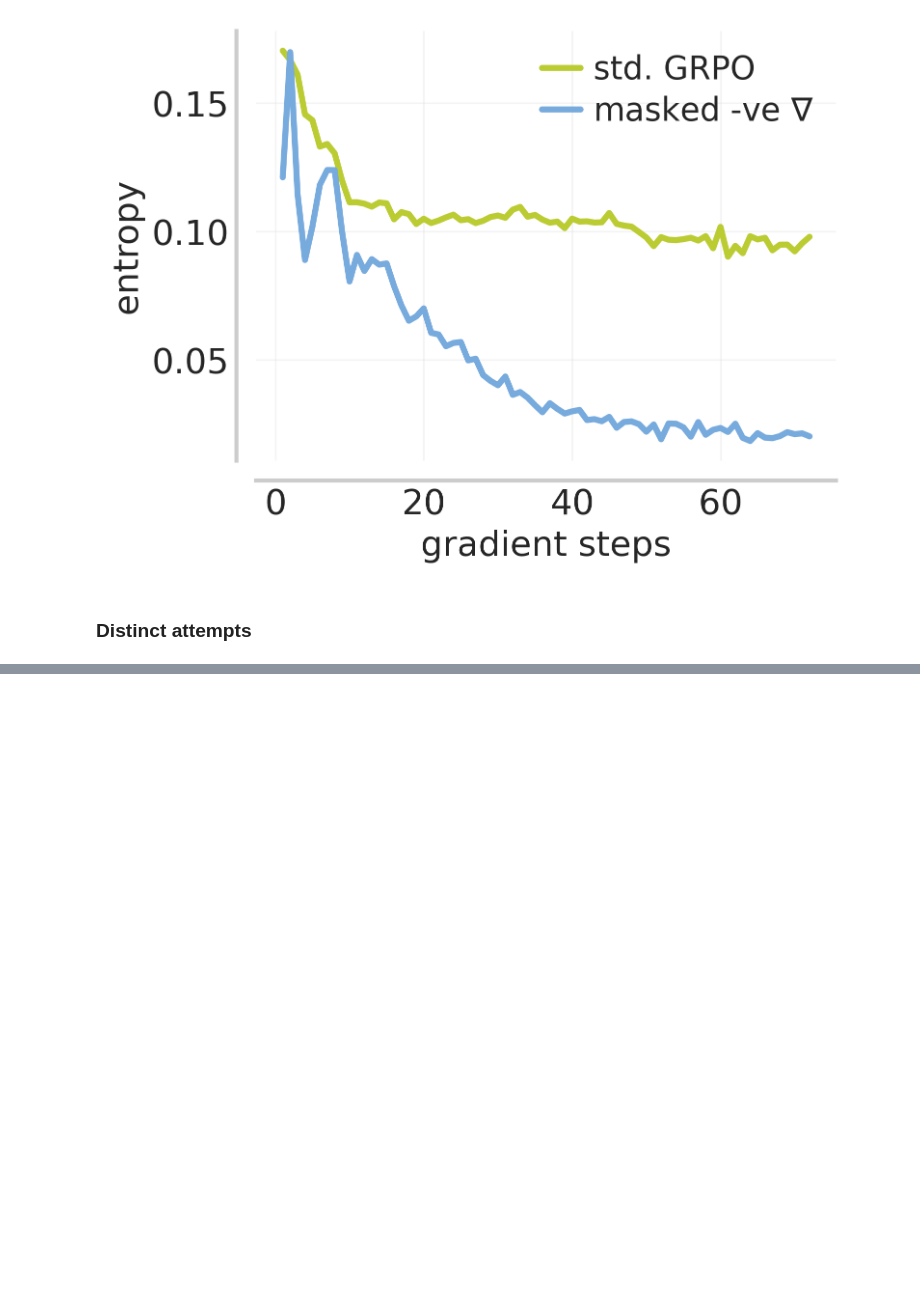
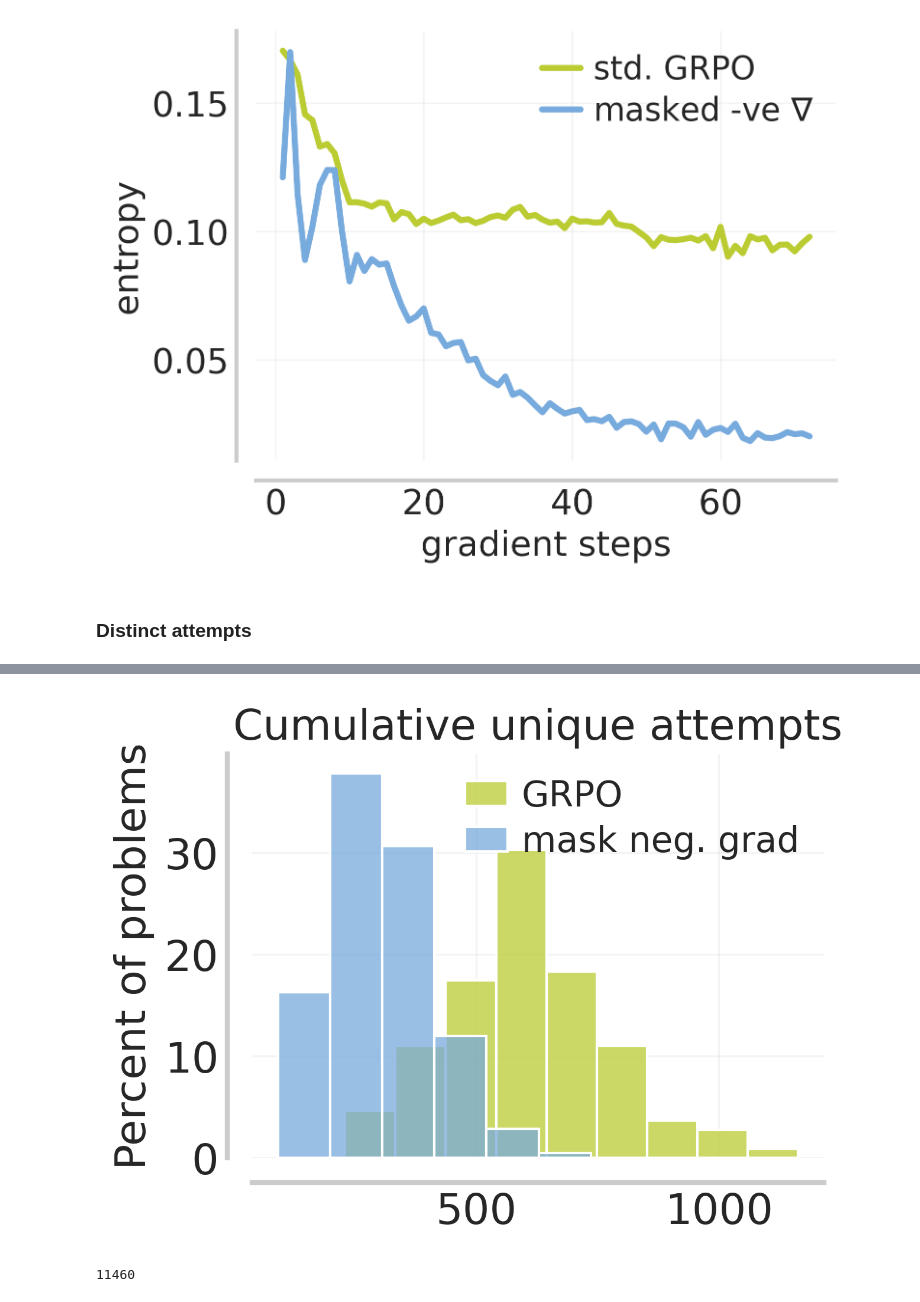
Before and after one commit to matthewyryang/countdown-curriculum, a Jupyter notebook: analysis/negative_grad/diversity.ipynb, the cells around one changed output, grey strips where cells are left out. Drawn from its saved outputs; the diff is of its cells as text; code cells hidden in the pictures; blank space fills up the shorter version.

```diff
--- a/analysis/negative_grad/diversity.ipynb
+++ b/analysis/negative_grad/diversity.ipynb
@@ -188,0 +213,76 @@ plt.show()
+# %%
+k_fig, k_ax = plt.subplots(nrows=1, ncols=1, dpi=300)
+k_fig.set_size_inches(520.0/250*2, 369.6/250*2)
+
+
+for folder in ['normal', 'positive']:
+    problem_to_cum_attempts = defaultdict(set)
+    problem_to_incorrects = defaultdict(int)
+
+    for step in range(START_STEP, END_STEP + 1, TEST_FREQ):
+        rollouts = folder_to_step_to_rollouts[folder][step]
+
+        for i in range(len(rollouts) // 8):
+            if rollouts[i * 8]['ref_score'] != 5:
+                continue
+
+            for j in range(8):
+                rollout = rollouts[i * 8 + j]
+                if rollout['score'] == 1:
+                    continue
+
+                for attempt in set(rollout['output'].split('\n\n')):
+                    problem_to_cum_attempts[i].add(extract_equations(attempt))
+
+                problem_to_incorrects[i] += 1
+
+    if folder == 'normal':
+        text = r'GRPO'
+    else:
+        text = r'mask neg. grad'
+
+    total = len(range(START_STEP, END_STEP + 1, TEST_FREQ)) * 8
+    attempts = []
+    for problem in problem_to_cum_attempts:
+        if problem_to_incorrects[problem] / total < 0.5:
+            continue
+        attempts.append(len(problem_to_cum_attempts[problem]))
+
+    sns.histplot(attempts, color=COLORS[0] if folder == 'normal' else COLORS[1], label=f'{text}', binwidth=100, stat='percent')
+
+
+plt.rcParams["legend.loc"] = "center right"
+
+plot_utils._annotate_and_decorate_axis(k_ax,
+                                        # xlabel='Cumulative unique attempts',
+                                        ylabel='Percent of problems',
+                                        labelsize='xx-large',
+                                        ticklabelsize='xx-large',
+                                        grid_alpha=0.2,
+                                        legend=True)
+
+
+k_ax.legend(
+        prop={'size': 'x-large'},         # Slightly smaller font
+        ncol=1,                    # Keep 1 column
+        frameon=False,             # No box
+        handlelength=1.2,          # Shrink line length
+        handletextpad=0.4,         # Shrink space between marker and text
+        borderpad=0.2,             # Shrink border padding inside legend box
+        labelspacing=0.3,          # Reduce vertical space between entries
+        loc="upper right",                # Optional: auto position
+        markerscale=0.8,            # Shrink marker size
+        # bbox_to_anchor=(-0.1, 1)
+    )
+
+k_ax.set_title('Cumulative unique attempts', fontsize='xx-large')
+
+plt.savefig("plots/ng_countdown_unique_attempts.pdf", bbox_inches='tight')
+
+plt.show()
+# %% [output]
+[figure, added]
+# %%
+total
+# %% [output]
+11460
```
Also changed, not shown: parts of 7 cells of this notebook, 27 other files.
